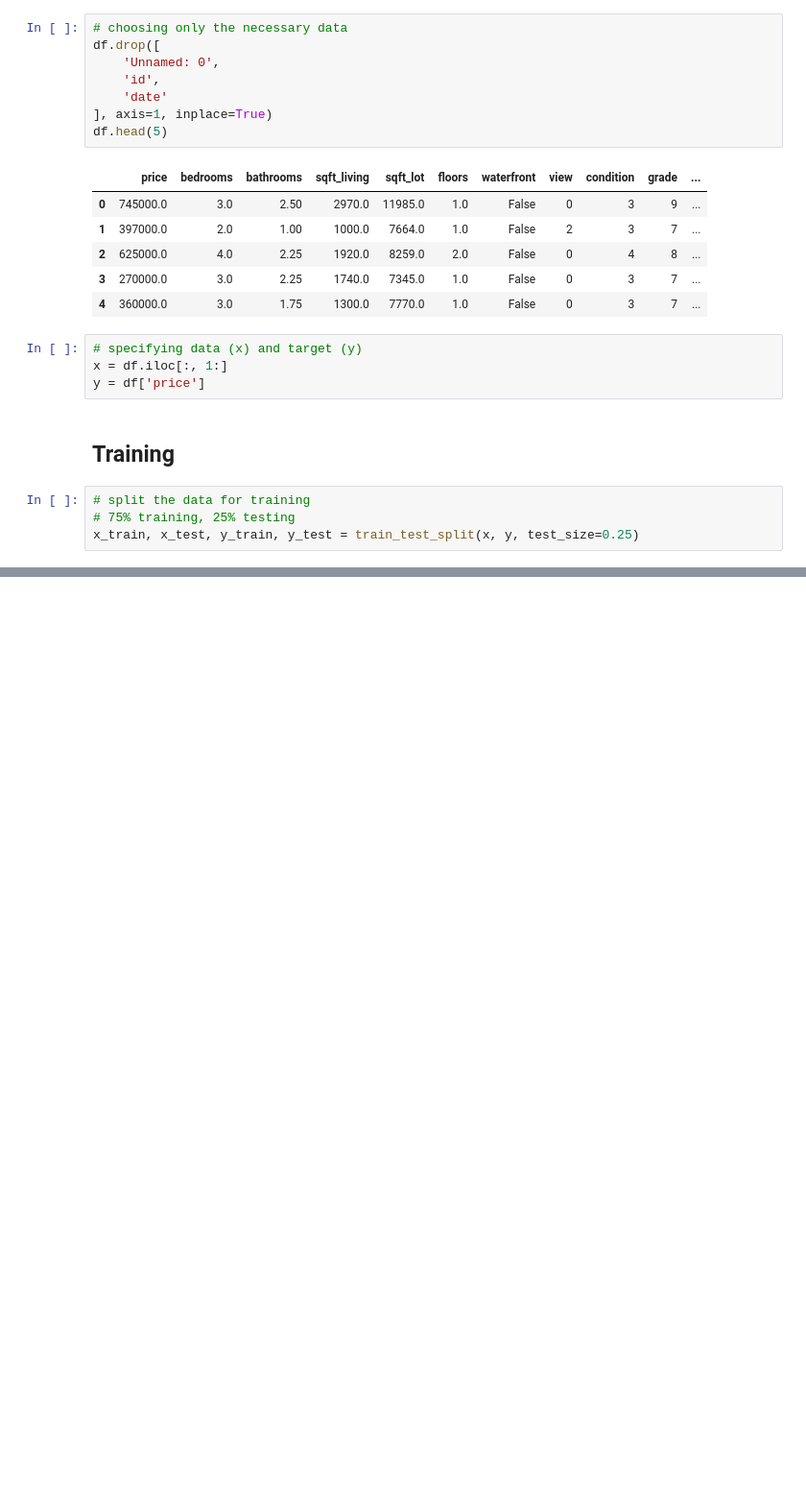
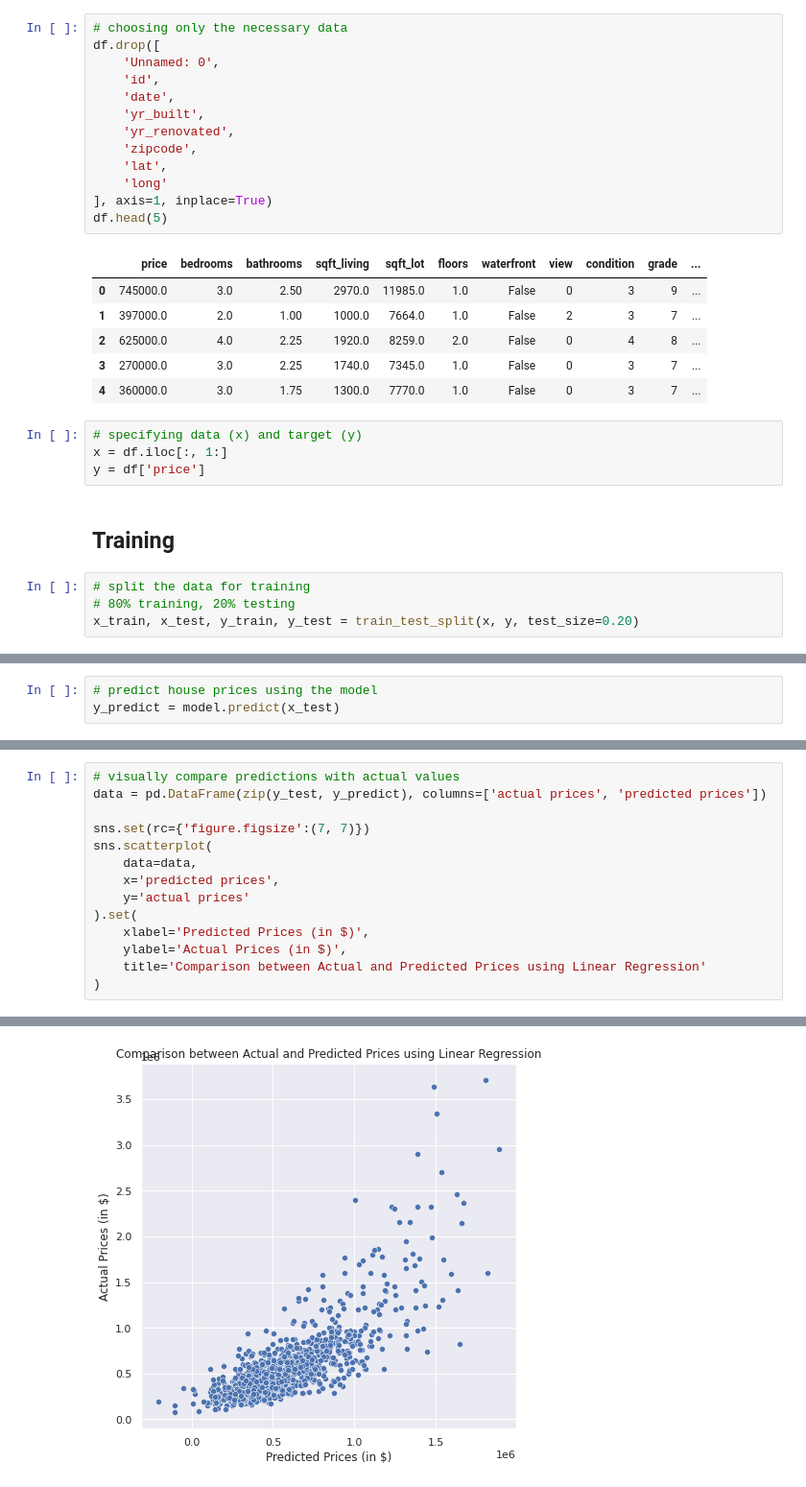
Before and after one commit to SaiKiru/cc19-notebooks, a Jupyter notebook: Lab2- KingCountyHouse/Lab2.2 - KingCountyHouse.ipynb, the cells around one changed output, grey strips where cells are left out. Shown at 96% size. Drawn from its saved outputs; the diff is of its cells as text; blank space fills up the shorter version.

Commit message:
Update Lab2.2 - KingCountyHouse
Add testing for model

```diff
--- a/Lab2- KingCountyHouse/Lab2.2 - KingCountyHouse.ipynb
+++ b/Lab2- KingCountyHouse/Lab2.2 - KingCountyHouse.ipynb
@@ -31,7 +31,12 @@ df.head(5)
 df.drop([
     'Unnamed: 0',
     'id',
-    'date'
+    'date',
+    'yr_built',
+    'yr_renovated',
+    'zipcode',
+    'lat',
+    'long'
 ], axis=1, inplace=True)
 df.head(5)
 # %% [output]
@@ -49,8 +54,8 @@ y = df['price']
 ## Training
 # %%
 # split the data for training
-# 75% training, 25% testing
-x_train, x_test, y_train, y_test = train_test_split(x, y, test_size=0.25)
+# 80% training, 20% testing
+x_train, x_test, y_train, y_test = train_test_split(x, y, test_size=0.20)
 # %%
 # create regression model
 model = LinearRegression()
@@ -57,0 +67,3 @@ model.fit(x_train, y_train)
+# %%
+# predict house prices using the model
+y_predict = model.predict(x_test)
@@ -57,0 +84,15 @@ model.fit(x_train, y_train)
+# %%
+# visually compare predictions with actual values
+data = pd.DataFrame(zip(y_test, y_predict), columns=['actual prices', 'predicted prices'])
+
+sns.set(rc={'figure.figsize':(7, 7)})
+sns.scatterplot(
+    data=data,
+    x='predicted prices',
+    y='actual prices'
+).set(
+    xlabel='Predicted Prices (in $)',
+    ylabel='Actual Prices (in $)',
+    title='Comparison between Actual and Predicted Prices using Linear Regression'
+)
+# %% [output]
@@ -57,0 +102 @@ model.fit(x_train, y_train)
+[figure, added]
```
Also changed, not shown: parts of 5 cells of this notebook.
